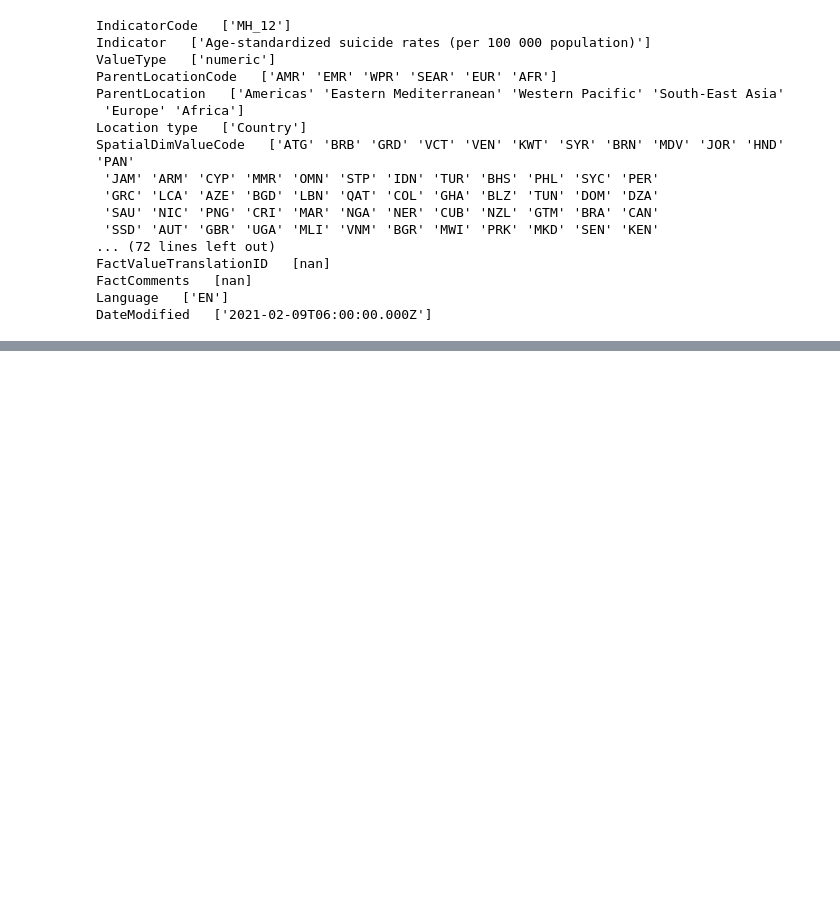
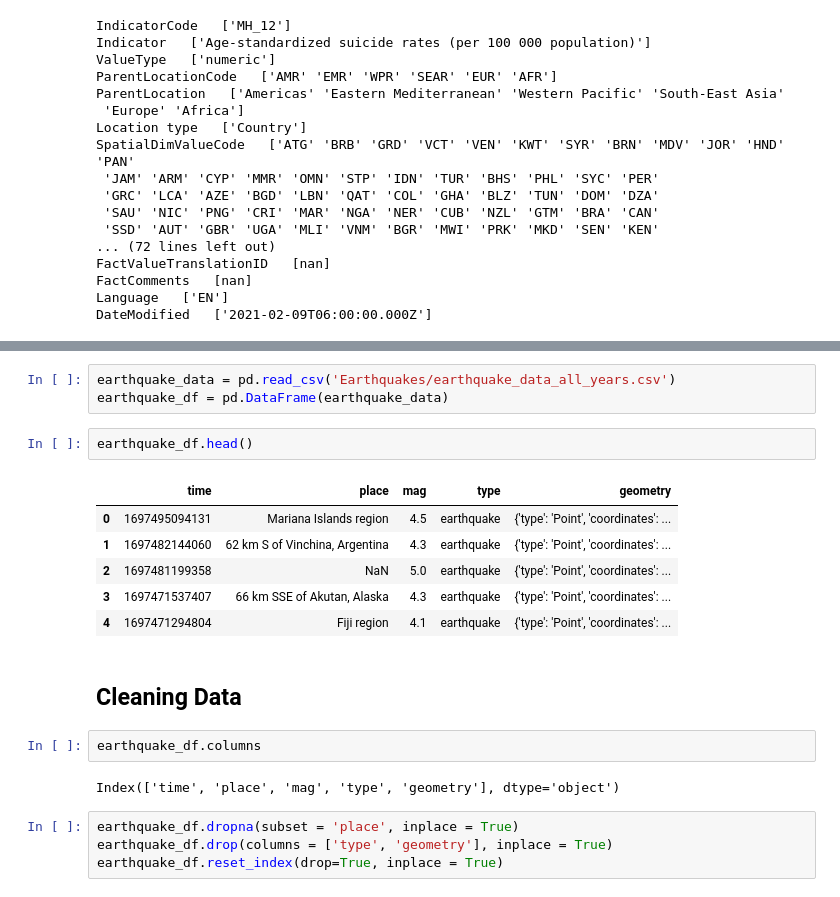
Before and after one commit to SRoethlisberger85/Earthquake_Analysis, a Jupyter notebook: suicide_data_analysis.ipynb, the cells around one changed output, grey strips where cells are left out. Cells and saved outputs as stored; diff of their text form; blank space fills up the shorter version.

```diff
--- a/suicide_data_analysis.ipynb
+++ b/suicide_data_analysis.ipynb
@@ -61,0 +66,22 @@ df2.head()
+# %%
+earthquake_data = pd.read_csv('Earthquakes/earthquake_data_all_years.csv')
+earthquake_df = pd.DataFrame(earthquake_data)
+# %%
+earthquake_df.head()
+# %% [output]
+|  | time | place | mag | type | geometry |
+| 0 | 1697495094131 | Mariana Islands region | 4.5 | earthquake | {'type': 'Point', 'coordinates': ... |
+| 1 | 1697482144060 | 62 km S of Vinchina, Argentina | 4.3 | earthquake | {'type': 'Point', 'coordinates': ... |
+| 2 | 1697481199358 | NaN | 5.0 | earthquake | {'type': 'Point', 'coordinates': ... |
+| 3 | 1697471537407 | 66 km SSE of Akutan, Alaska | 4.3 | earthquake | {'type': 'Point', 'coordinates': ... |
+| 4 | 1697471294804 | Fiji region | 4.1 | earthquake | {'type': 'Point', 'coordinates': ... |
+# %% [markdown]
+## Cleaning Data
+# %%
+earthquake_df.columns
+# %% [output]
+Index(['time', 'place', 'mag', 'type', 'geometry'], dtype='object')
+# %%
+earthquake_df.dropna(subset = 'place', inplace = True)
+earthquake_df.drop(columns = ['type', 'geometry'], inplace = True)
+earthquake_df.reset_index(drop=True, inplace = True)
```
Also changed, not shown: parts of 16 cells of this notebook, 1 other file.
